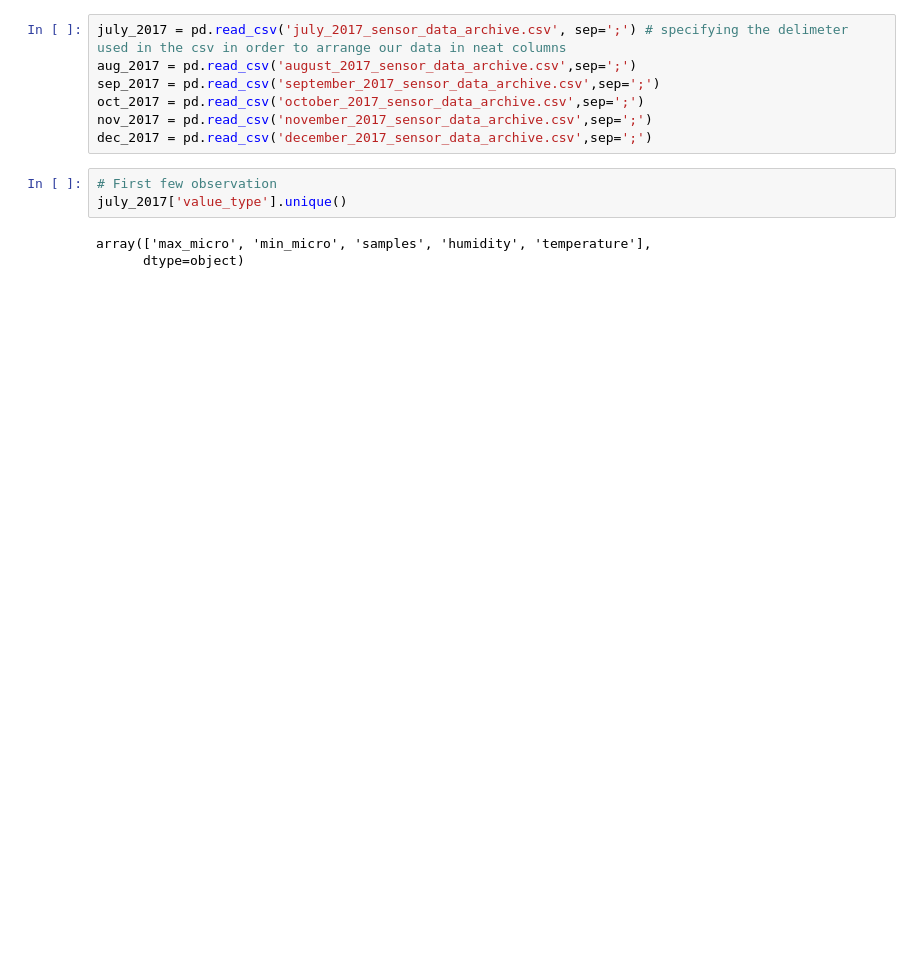
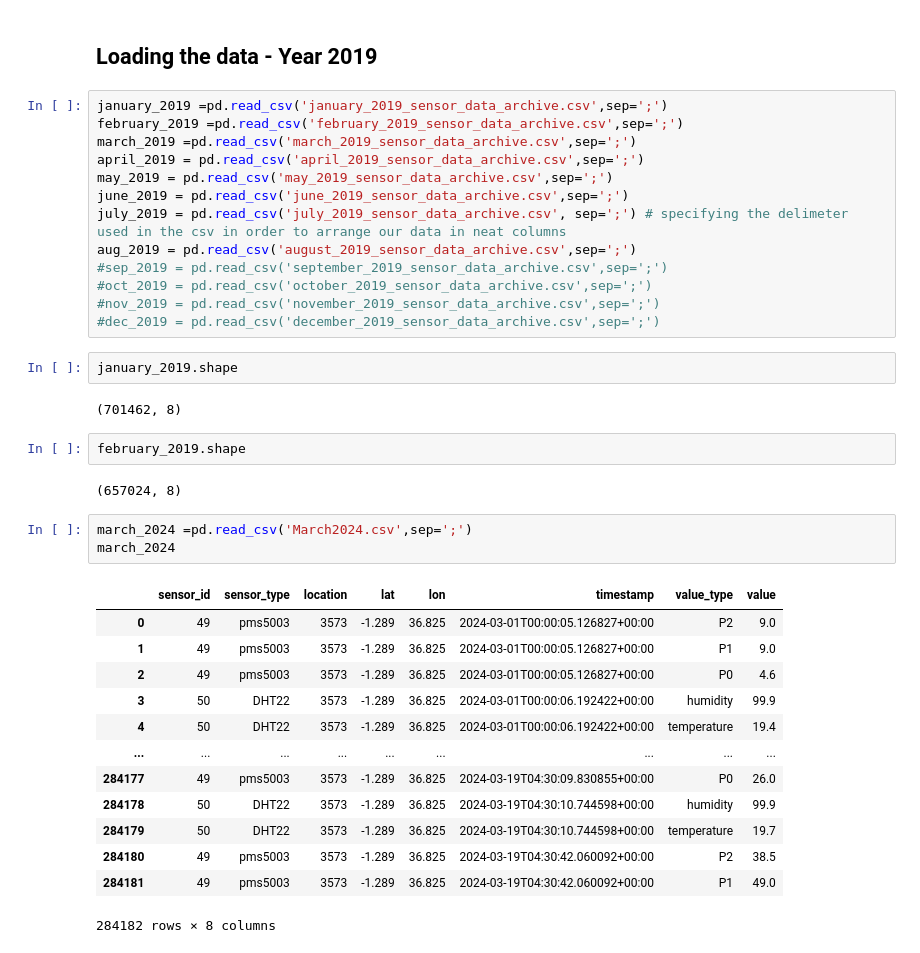
Before and after one commit to Lorraine254/Nairobi_Air_Quality_Monitoring, a Jupyter notebook: Data/nairobiAirQuality.ipynb, the cells around one changed output. Drawn from its saved outputs; the diff is of its cells as text; blank space fills up the shorter version.

```diff
--- a/Data/nairobiAirQuality.ipynb
+++ b/Data/nairobiAirQuality.ipynb
@@ -9,13 +15,40 @@ import numpy as numpy
+# %% [markdown]
+## Loading the data - Year 2019
 # %%
-july_2017 = pd.read_csv('july_2017_sensor_data_archive.csv', sep=';') # specifying the delimeter used in the csv in order to arrange our data in neat columns
-aug_2017 = pd.read_csv('august_2017_sensor_data_archive.csv',sep=';')
-sep_2017 = pd.read_csv('september_2017_sensor_data_archive.csv',sep=';')
-oct_2017 = pd.read_csv('october_2017_sensor_data_archive.csv',sep=';')
-nov_2017 = pd.read_csv('november_2017_sensor_data_archive.csv',sep=';')
-dec_2017 = pd.read_csv('december_2017_sensor_data_archive.csv',sep=';')
+january_2019 =pd.read_csv('january_2019_sensor_data_archive.csv',sep=';')
+february_2019 =pd.read_csv('february_2019_sensor_data_archive.csv',sep=';')
+march_2019 =pd.read_csv('march_2019_sensor_data_archive.csv',sep=';')
+april_2019 = pd.read_csv('april_2019_sensor_data_archive.csv',sep=';')
+may_2019 = pd.read_csv('may_2019_sensor_data_archive.csv',sep=';')
+june_2019 = pd.read_csv('june_2019_sensor_data_archive.csv',sep=';')
+july_2019 = pd.read_csv('july_2019_sensor_data_archive.csv', sep=';') # specifying the delimeter used in the csv in order to arrange our data in neat columns
+aug_2019 = pd.read_csv('august_2019_sensor_data_archive.csv',sep=';')
+#sep_2019 = pd.read_csv('september_2019_sensor_data_archive.csv',sep=';')
+#oct_2019 = pd.read_csv('october_2019_sensor_data_archive.csv',sep=';')
+#nov_2019 = pd.read_csv('november_2019_sensor_data_archive.csv',sep=';')
+#dec_2019 = pd.read_csv('december_2019_sensor_data_archive.csv',sep=';')
-# %%
-# First few observation
-july_2017['value_type'].unique()
-# %% [output]
-array(['max_micro', 'min_micro', 'samples', 'humidity', 'temperature'],
-      dtype=object)
+# %%
+january_2019.shape
+# %% [output]
+(701462, 8)
+# %%
+february_2019.shape
+# %% [output]
+(657024, 8)
+# %%
+march_2024 =pd.read_csv('March2024.csv',sep=';')
+march_2024
+# %% [output]
+|  | sensor_id | sensor_type | location | lat | lon | timestamp | value_type | value |
+| 0 | 49 | pms5003 | 3573 | -1.289 | 36.825 | 2024-03-01T00:00:05.126827+00:00 | P2 | 9.0 |
+| 1 | 49 | pms5003 | 3573 | -1.289 | 36.825 | 2024-03-01T00:00:05.126827+00:00 | P1 | 9.0 |
+| 2 | 49 | pms5003 | 3573 | -1.289 | 36.825 | 2024-03-01T00:00:05.126827+00:00 | P0 | 4.6 |
+| 3 | 50 | DHT22 | 3573 | -1.289 | 36.825 | 2024-03-01T00:00:06.192422+00:00 | humidity | 99.9 |
+| 4 | 50 | DHT22 | 3573 | -1.289 | 36.825 | 2024-03-01T00:00:06.192422+00:00 | temperature | 19.4 |
+| ... | ... | ... | ... | ... | ... | ... | ... | ... |
+| 284177 | 49 | pms5003 | 3573 | -1.289 | 36.825 | 2024-03-19T04:30:09.830855+00:00 | P0 | 26.0 |
+| 284178 | 50 | DHT22 | 3573 | -1.289 | 36.825 | 2024-03-19T04:30:10.744598+00:00 | humidity | 99.9 |
+| 284179 | 50 | DHT22 | 3573 | -1.289 | 36.825 | 2024-03-19T04:30:10.744598+00:00 | temperature | 19.7 |
+| 284180 | 49 | pms5003 | 3573 | -1.289 | 36.825 | 2024-03-19T04:30:42.060092+00:00 | P2 | 38.5 |
+| 284181 | 49 | pms5003 | 3573 | -1.289 | 36.825 | 2024-03-19T04:30:42.060092+00:00 | P1 | 49.0 |
+284182 rows × 8 columns
```
Also changed, not shown: parts of 19 cells of this notebook, 35 other files.
